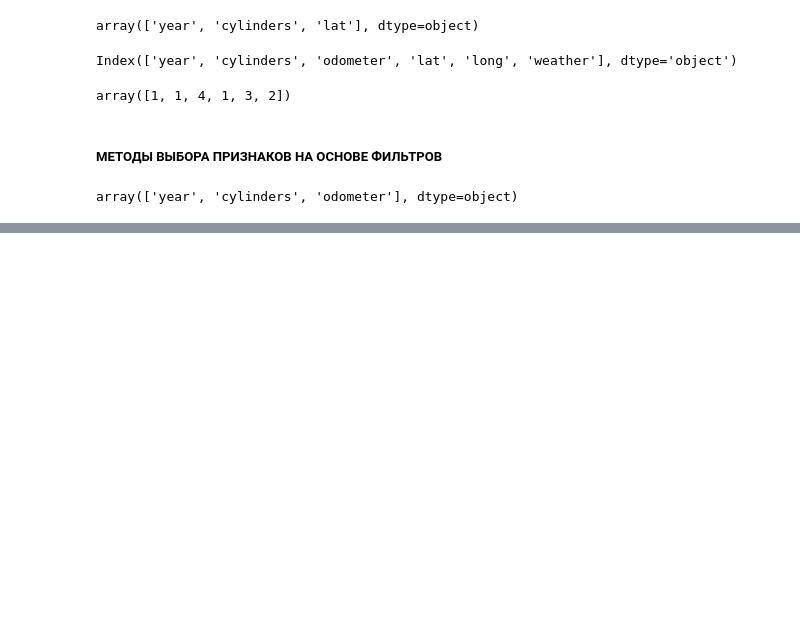
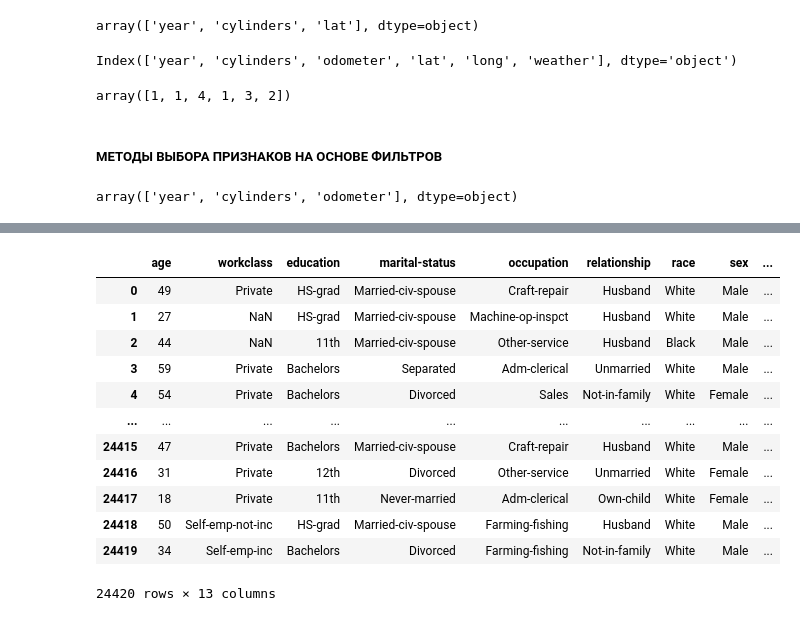
Before and after one commit to Blooodniy/SF_DS, a Jupyter notebook: ML/ML-6. Отбор и селекция признаков/ML-6.ipynb, the cells around one changed output, grey strips where cells are left out. Cells and saved outputs as stored; diff of their text form; code cells hidden in the pictures; blank space fills up the shorter version.

```diff
--- a/ML/ML-6. Отбор и селекция признаков/ML-6.ipynb
+++ b/ML/ML-6. Отбор и селекция признаков/ML-6.ipynb
@@ -859,0 +883,17 @@ array(['year', 'cylinders', 'odometer'], dtype=object)
+# %%
+train = pd.read_csv('https://www.dropbox.com/s/1hfrcm09qtvoeoz/train.csv?dl=1')
+train
+# %% [output]
+|  | age | workclass | education | marital-status | occupation | relationship | race | sex | ... |
+| 0 | 49 | Private | HS-grad | Married-civ-spouse | Craft-repair | Husband | White | Male | ... |
+| 1 | 27 | NaN | HS-grad | Married-civ-spouse | Machine-op-inspct | Husband | White | Male | ... |
+| 2 | 44 | NaN | 11th | Married-civ-spouse | Other-service | Husband | Black | Male | ... |
+| 3 | 59 | Private | Bachelors | Separated | Adm-clerical | Unmarried | White | Male | ... |
+| 4 | 54 | Private | Bachelors | Divorced | Sales | Not-in-family | White | Female | ... |
+| ... | ... | ... | ... | ... | ... | ... | ... | ... | ... |
+| 24415 | 47 | Private | Bachelors | Married-civ-spouse | Craft-repair | Husband | White | Male | ... |
+| 24416 | 31 | Private | 12th | Divorced | Other-service | Unmarried | White | Female | ... |
+| 24417 | 18 | Private | 11th | Never-married | Adm-clerical | Own-child | White | Female | ... |
+| 24418 | 50 | Self-emp-not-inc | HS-grad | Married-civ-spouse | Farming-fishing | Husband | White | Male | ... |
+| 24419 | 34 | Self-emp-inc | Bachelors | Divorced | Farming-fishing | Not-in-family | White | Male | ... |
+24420 rows × 13 columns
```
Also changed, not shown: parts of 35 cells of this notebook, 5 other files.
